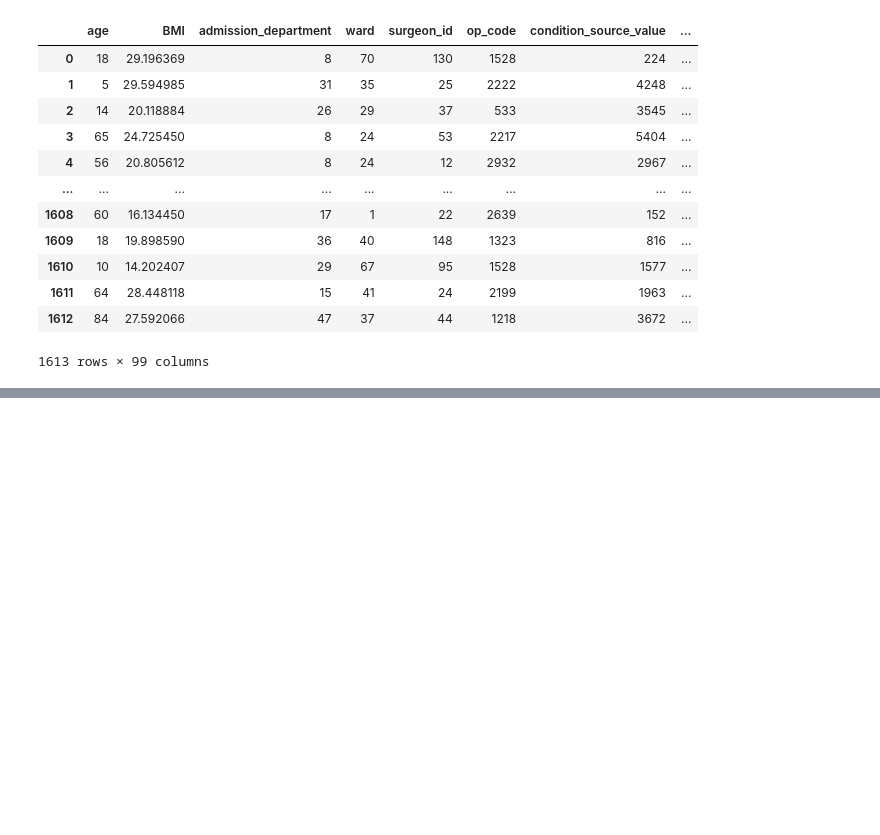
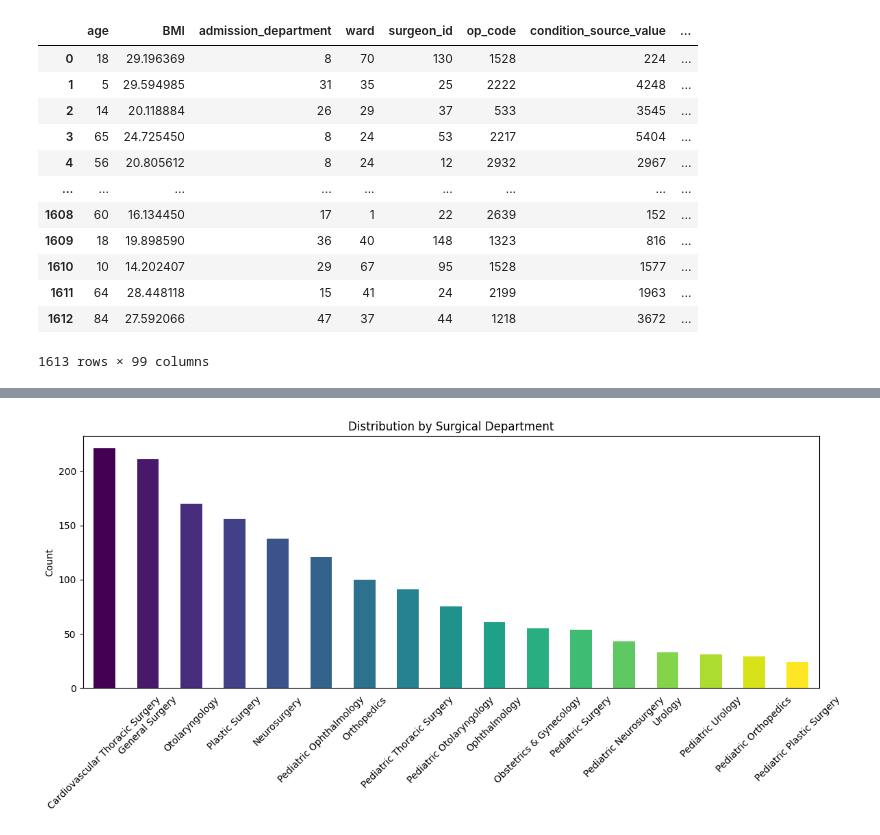
Before and after one commit to devguno/Surgical-Duration-Prediction, a Jupyter notebook: toperror.ipynb, the cells around one changed output, grey strips where cells are left out. Cells and saved outputs as stored; diff of their text form; code cells hidden in the pictures; blank space fills up the shorter version.

```diff
--- a/toperror.ipynb
+++ b/toperror.ipynb
@@ -26,0 +65,22 @@ df
+# %%
+# Creating a histogram for the surgical departments with 'viridis' color palette and without the prefix 'surgical_department_'
+
+# Filtering out columns related to surgical departments and renaming them
+surgical_department_cols = [col.replace('surgical_department_', '') for col in data.filter(like='surgical_department').columns]
+
+# Summing up the True values for each surgical department
+department_counts = data.filter(like='surgical_department').sum()
+department_counts.index = surgical_department_cols  # Renaming the index
+
+# Creating the histogram
+plt.figure(figsize=(12, 6))
+department_counts.sort_values(ascending=False).plot(kind='bar', color=plt.cm.viridis(np.linspace(0, 1, len(department_counts))))
+plt.title('Distribution by Surgical Department')
+plt.ylabel('Count')
+plt.xticks(rotation=45)
+plt.tick_params(axis='x', which='both', bottom=False, top=False)  # Removing x-axis lines
+
+plt.tight_layout()
+plt.show()
+# %% [output]
+[figure, added]
```
Also changed, not shown: parts of 2 cells of this notebook.
